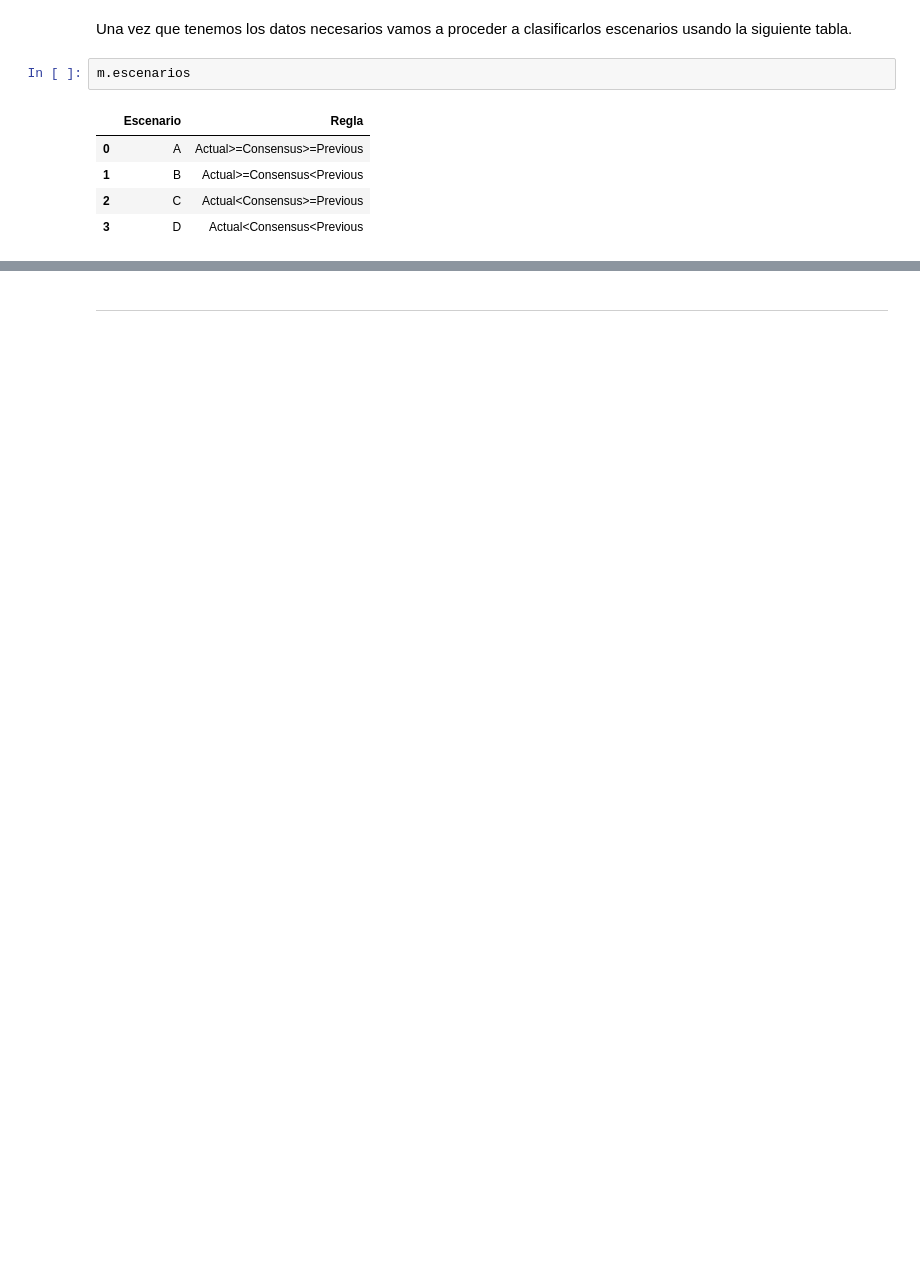
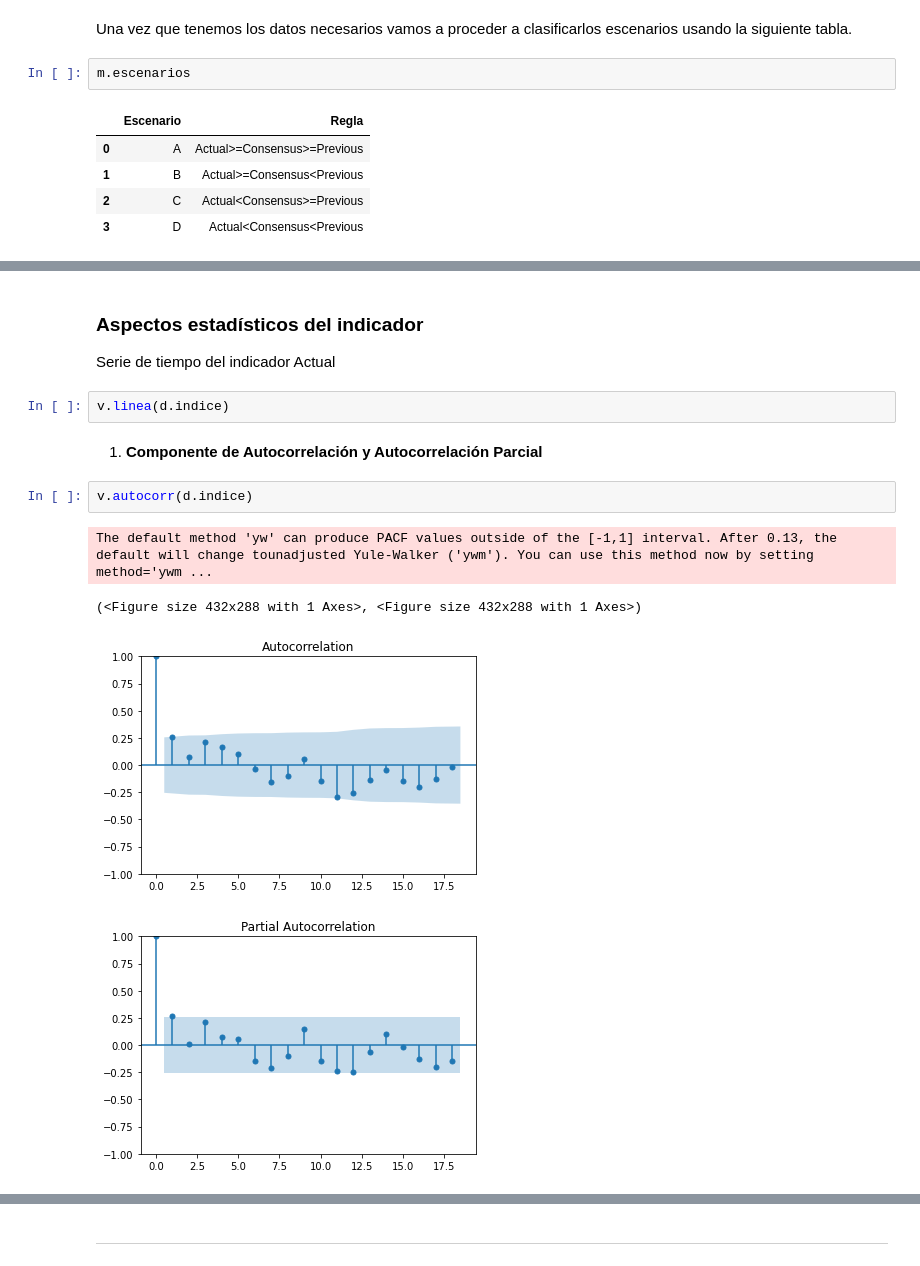
Before and after one commit to ariadnagalindom/myst_proyecto_1, a Jupyter notebook: notebook.ipynb, the cells around one changed output, grey strips where cells are left out. Drawn from its saved outputs; the diff is of its cells as text; blank space fills up the shorter version.

Commit message:
Aspectos estadísticos y empezar validaciones

```diff
--- a/notebook.ipynb
+++ b/notebook.ipynb
@@ -146,0 +237,15 @@ See the caveats in the documentation: https://pandas.pydata.org/pandas-docs/stab
+# %% [markdown]
+### Aspectos estadísticos del indicador
+
+Serie de tiempo del indicador Actual
+# %%
+v.linea(d.indice)
+# %% [markdown]
+1. **Componente de Autocorrelación y Autocorrelación Parcial**
+# %%
+v.autocorr(d.indice)
+# %% [output]
+The default method 'yw' can produce PACF values outside of the [-1,1] interval. After 0.13, the default will change tounadjusted Yule-Walker ('ywm'). You can use this method now by setting method='ywm ...
+(<Figure size 432x288 with 1 Axes>, <Figure size 432x288 with 1 Axes>)
+[figure, added]
+[figure, added]
```
Also changed, not shown: parts of 32 cells of this notebook, 4 other files.
